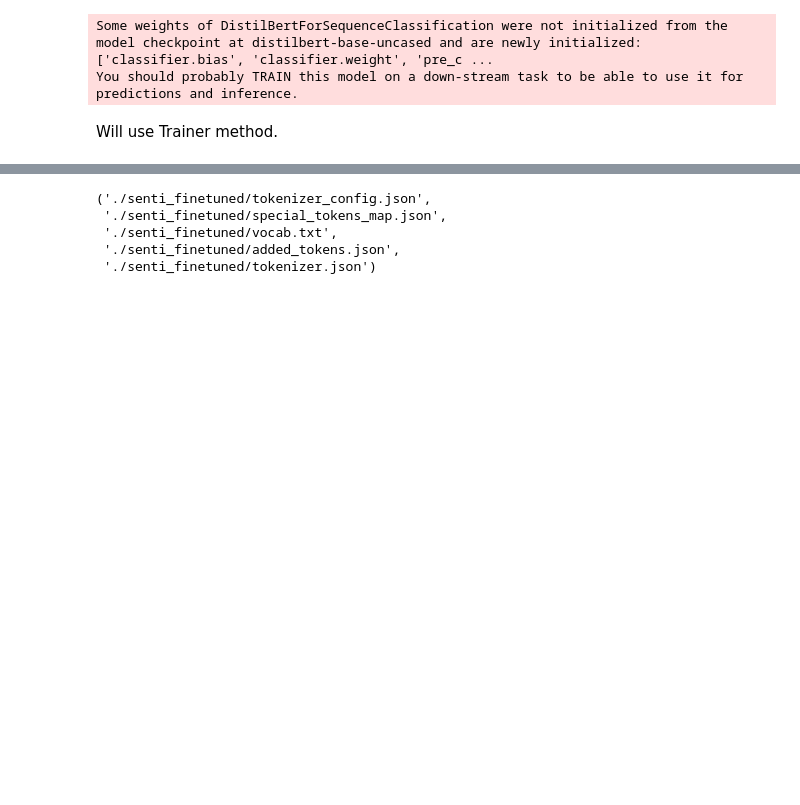
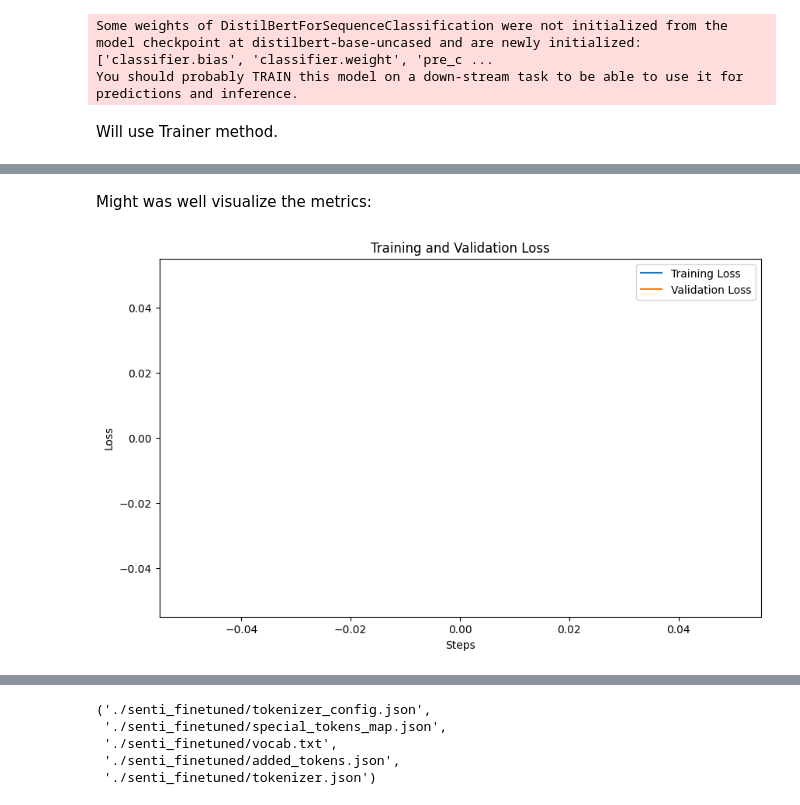
Before and after one commit to Firojpaudel/Sentiment_Analysis_IMDB, a Jupyter notebook: sentiment_analysis_IMDB_Firoj.ipynb, the cells around one changed output, grey strips where cells are left out. Saved outputs shown, nothing was run; the diff lists cells and outputs as text; code cells hidden in the pictures; blank space fills up the shorter version.

```diff
--- a/sentiment_analysis_IMDB_Firoj.ipynb
+++ b/sentiment_analysis_IMDB_Firoj.ipynb
@@ -131,7 +136,7 @@ You should probably TRAIN this model on a down-stream task to be able to use it
 # %% [markdown]
 Will use Trainer method.
 # %%
-from transformers import TrainingArguments, Trainer
+from transformers import TrainingArguments, Trainer, TrainerCallback
 
 training_args = TrainingArguments(
     output_dir="./sentiments",
@@ -143,6 +148,16 @@ training_args = TrainingArguments(
     weight_decay=0.01,
 )
 
+class SaveMetricsCallback(TrainerCallback):
+    def __init__(self):
+        self.history = []
+
+    def on_log(self, args, state, control, logs=None, **kwargs):
+        if logs:
+            self.history.append(logs)
+
+metrics_callback = SaveMetricsCallback()
+
 trainer = Trainer(
     model=model,
     args=training_args,
@@ -178,0 +207,23 @@ print(results)
+# %% [markdown]
+Might was well visualize the metrics:
+# %%
+## Plotting graphs
+import matplotlib.pyplot as plt
+import seaborn as sns
+
+# Extract logs
+train_loss = [log["loss"] for log in metrics_callback.history if "loss" in log]
+eval_loss = [log["eval_loss"] for log in metrics_callback.history if "eval_loss" in log]
+steps = range(len(train_loss))
+
+# Plot Loss vs. Steps
+plt.figure(figsize=(10, 6))
+plt.plot(steps, train_loss, label="Training Loss")
+plt.plot(steps, eval_loss, label="Validation Loss")
+plt.xlabel("Steps")
+plt.ylabel("Loss")
+plt.title("Training and Validation Loss")
+plt.legend()
+plt.show()
+# %% [output]
+[figure, added]
```
Also changed, not shown: parts of 8 cells of this notebook.
